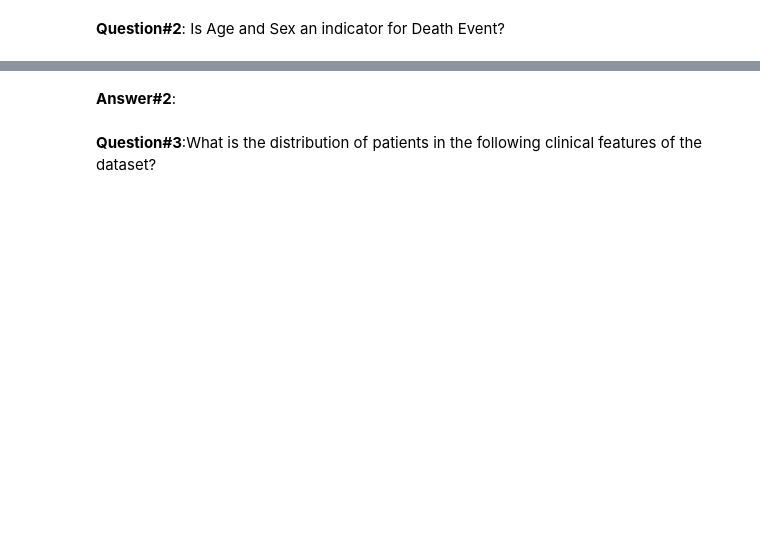
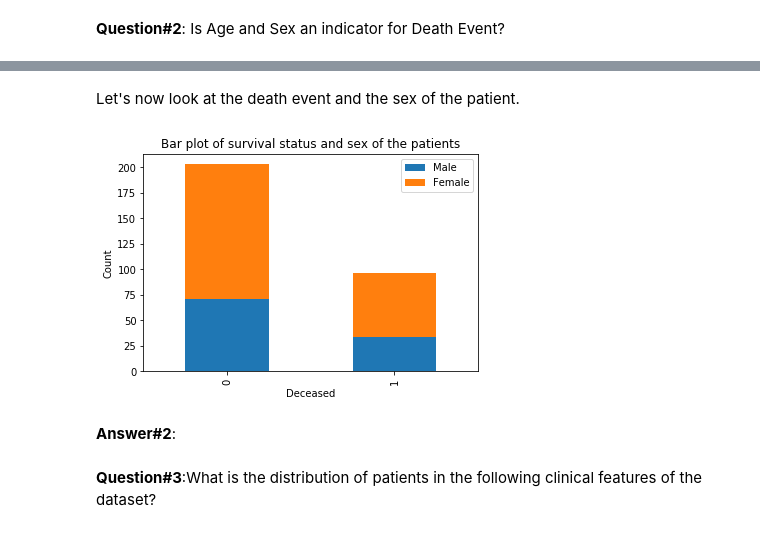
Before and after one commit to CaiMarkJayson/WISH.CSMODELMP, a Jupyter notebook: MODELLL.ipynb, the cells around one changed output, grey strips where cells are left out. Saved outputs shown, nothing was run; the diff lists cells and outputs as text; code cells hidden in the pictures; blank space fills up the shorter version.

```diff
--- a/MODELLL.ipynb
+++ b/MODELLL.ipynb
@@ -119,3 +152,14 @@ Based on the values presented above, there are no categorical data, no duplicati
+# %% [markdown]
+Let's now look at the death event and the sex of the patient.
+# %%
+df.groupby(['DEATH_EVENT', 'sex']).size().unstack().plot(kind='bar', stacked='True')
+plt.xlabel('Deceased')
+plt.ylabel('Count')
+plt.title('Bar plot of survival status and sex of the patients')
+plt.legend(["Male", "Female"])
+plt.show()
+# %% [output]
+[figure, added]
 # %% [markdown]
 **Answer#2**:
 # %% [markdown]
```
Also changed, not shown: parts of 15 cells of this notebook.
